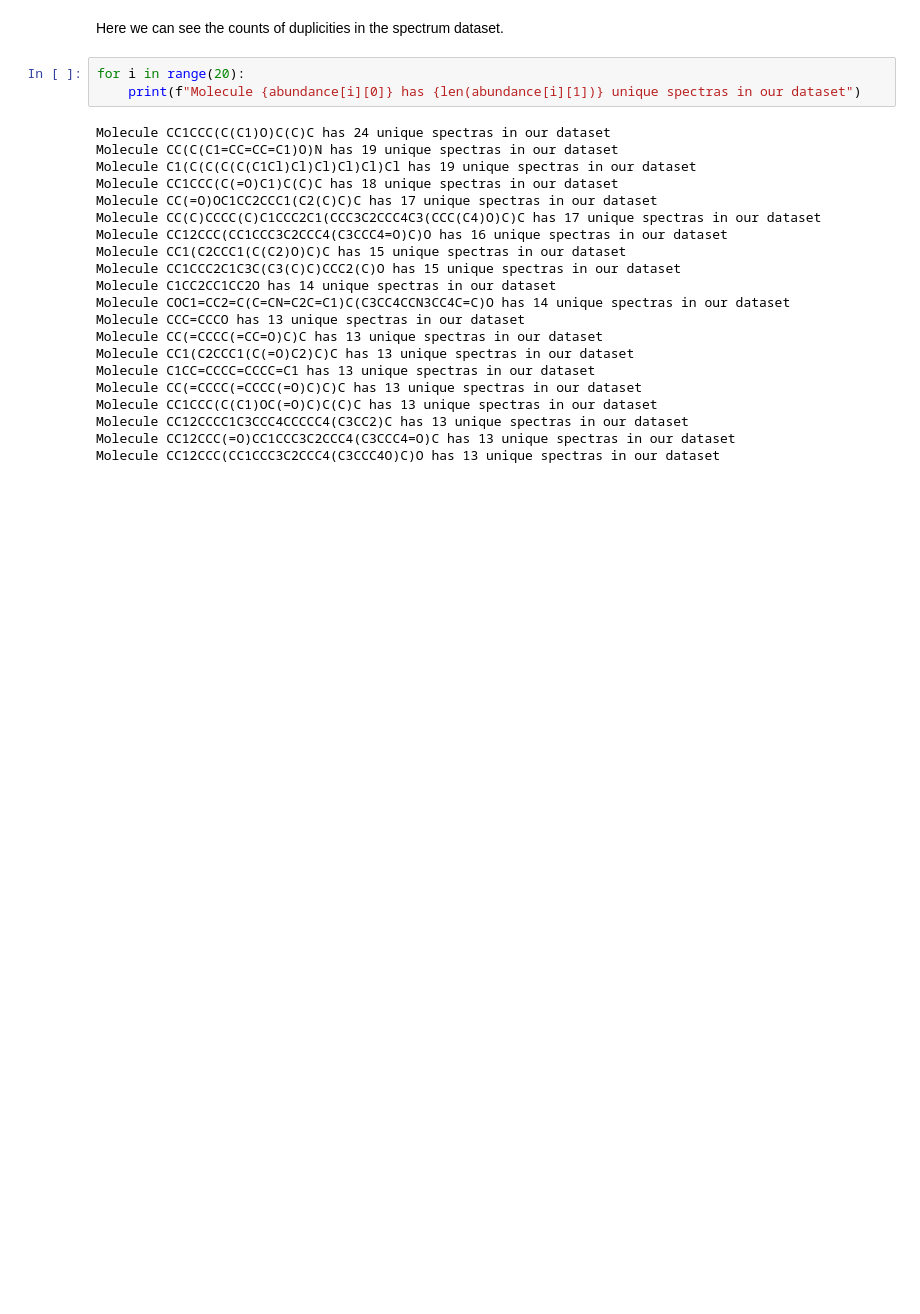
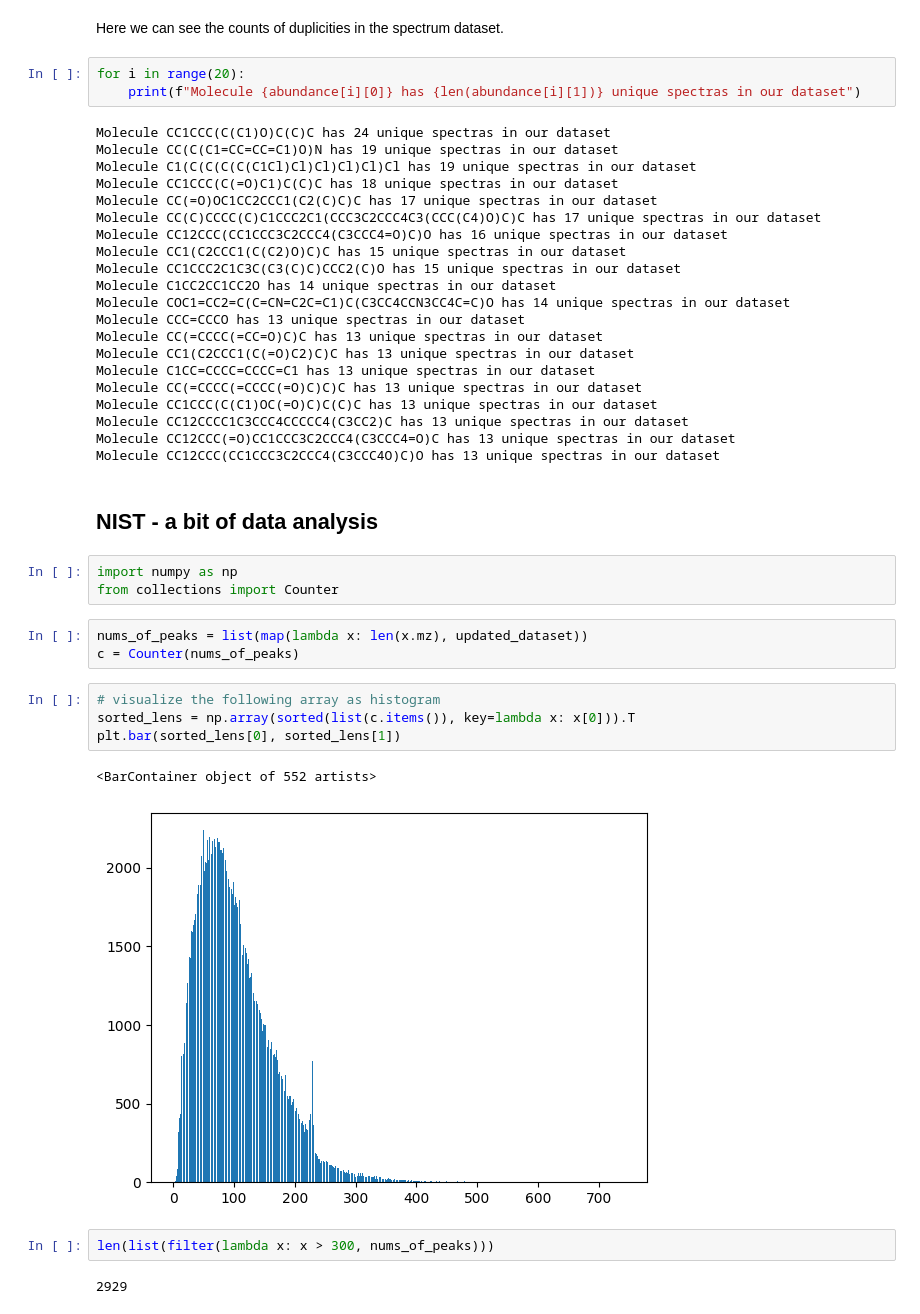
Before and after one commit to hejjack/SpecTRUM, a Jupyter notebook: data/nist_cleaning_splitting.ipynb, the cells around one changed output. Saved outputs shown, nothing was run; the diff lists cells and outputs as text; blank space fills up the shorter version.

```diff
--- a/data/nist_cleaning_splitting.ipynb
+++ b/data/nist_cleaning_splitting.ipynb
@@ -447,3 +449,22 @@ Molecule CC1CCC(C(C1)OC(=O)C)C(C)C has 13 unique spectras in our dataset
 Molecule CC12CCCC1C3CCC4CCCCC4(C3CC2)C has 13 unique spectras in our dataset
 Molecule CC12CCC(=O)CC1CCC3C2CCC4(C3CCC4=O)C has 13 unique spectras in our dataset
 Molecule CC12CCC(CC1CCC3C2CCC4(C3CCC4O)C)O has 13 unique spectras in our dataset
+# %% [markdown]
+## NIST - a bit of data analysis
+# %%
+import numpy as np
+from collections import Counter
+# %%
+nums_of_peaks = list(map(lambda x: len(x.mz), updated_dataset))
+c = Counter(nums_of_peaks)
+# %%
+# visualize the following array as histogram
+sorted_lens = np.array(sorted(list(c.items()), key=lambda x: x[0])).T
+plt.bar(sorted_lens[0], sorted_lens[1])
+# %% [output]
+<BarContainer object of 552 artists>
+[figure, added]
+# %%
+len(list(filter(lambda x: x > 300, nums_of_peaks)))
+# %% [output]
+2929
```
Also changed, not shown: parts of 6 cells of this notebook, 11 other files.
